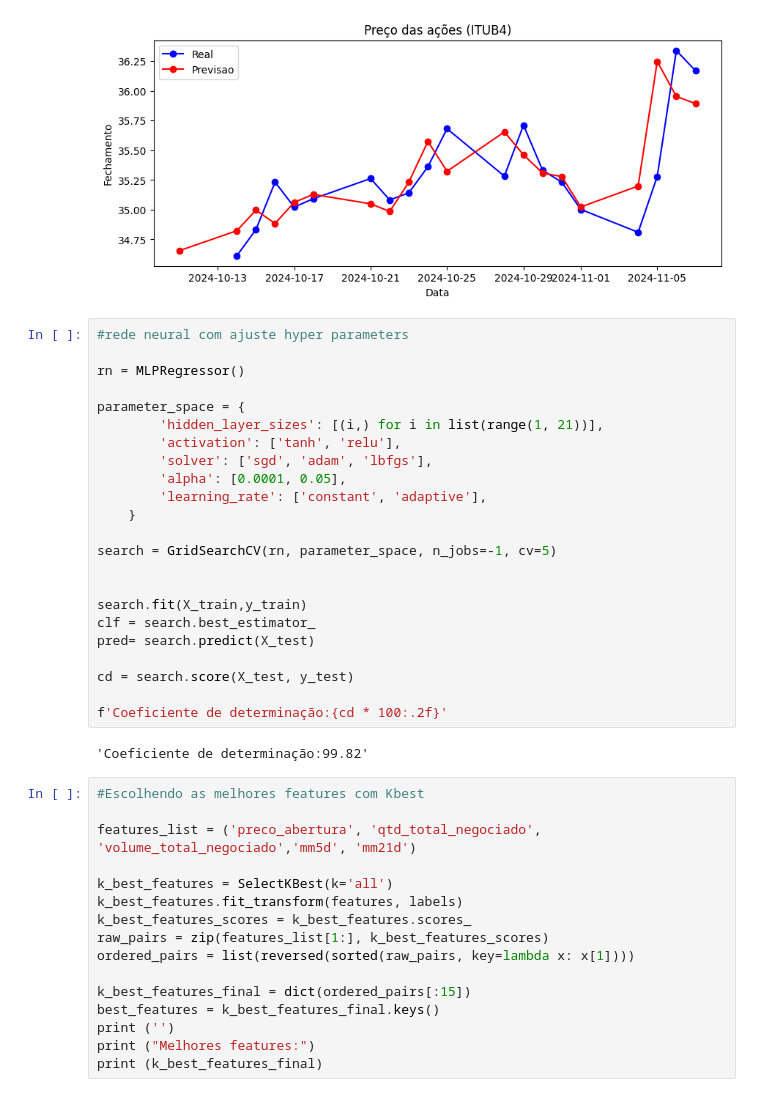
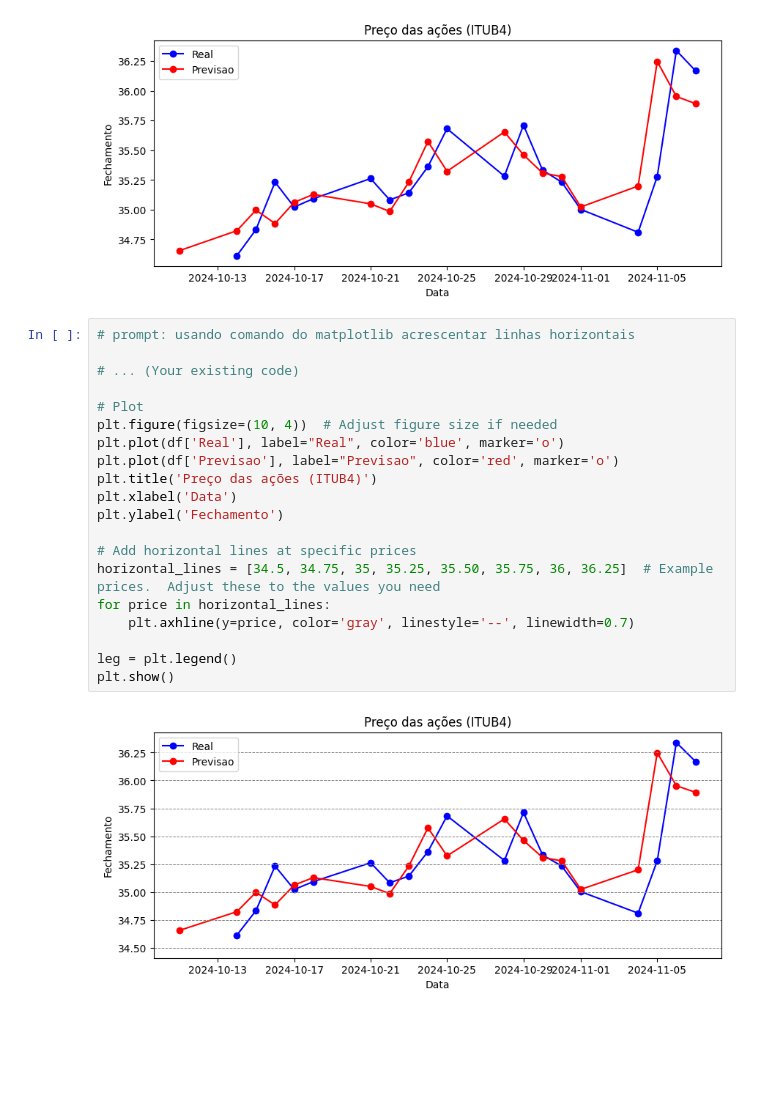
Before and after one commit to Felipe-Pinto/python_para_investimentos, a Jupyter notebook: Previsão_preço_ações.ipynb, the cells around one changed output. Cells and saved outputs as stored; diff of their text form; blank space fills up the shorter version.

```diff
--- a/Previsão_preço_ações.ipynb
+++ b/Previsão_preço_ações.ipynb
@@ -304,44 +329,25 @@ plt.ylabel('Fechamento')
 leg = plt.legend()
 # %% [output]
 [figure]
-# %%
-#rede neural com ajuste hyper parameters
-
-rn = MLPRegressor()
-
-parameter_space = {
-        'hidden_layer_sizes': [(i,) for i in list(range(1, 21))],
-        'activation': ['tanh', 'relu'],
-        'solver': ['sgd', 'adam', 'lbfgs'],
-        'alpha': [0.0001, 0.05],
-        'learning_rate': ['constant', 'adaptive'],
-    }
-
-search = GridSearchCV(rn, parameter_space, n_jobs=-1, cv=5)
-
-
-search.fit(X_train,y_train)
-clf = search.best_estimator_
-pred= search.predict(X_test)
-
-cd = search.score(X_test, y_test)
-
-f'Coeficiente de determinação:{cd * 100:.2f}'
-# %% [output]
-'Coeficiente de determinação:99.82'
-# %%
-#Escolhendo as melhores features com Kbest
-
-features_list = ('preco_abertura', 'qtd_total_negociado', 'volume_total_negociado','mm5d', 'mm21d')
-
-k_best_features = SelectKBest(k='all')
-k_best_features.fit_transform(features, labels)
-k_best_features_scores = k_best_features.scores_
-raw_pairs = zip(features_list[1:], k_best_features_scores)
-ordered_pairs = list(reversed(sorted(raw_pairs, key=lambda x: x[1])))
-
-k_best_features_final = dict(ordered_pairs[:15])
-best_features = k_best_features_final.keys()
-print ('')
-print ("Melhores features:")
-print (k_best_features_final)
+# %%
+# prompt: usando comando do matplotlib acrescentar linhas horizontais
+
+# ... (Your existing code)
+
+# Plot
+plt.figure(figsize=(10, 4))  # Adjust figure size if needed
+plt.plot(df['Real'], label="Real", color='blue', marker='o')
+plt.plot(df['Previsao'], label="Previsao", color='red', marker='o')
+plt.title('Preço das ações (ITUB4)')
+plt.xlabel('Data')
+plt.ylabel('Fechamento')
+
+# Add horizontal lines at specific prices
+horizontal_lines = [34.5, 34.75, 35, 35.25, 35.50, 35.75, 36, 36.25]  # Example prices.  Adjust these to the values you need
+for price in horizontal_lines:
+    plt.axhline(y=price, color='gray', linestyle='--', linewidth=0.7)
+
+leg = plt.legend()
+plt.show()
+# %% [output]
+[figure, added]
```
Also changed, not shown: parts of 2 cells of this notebook.
